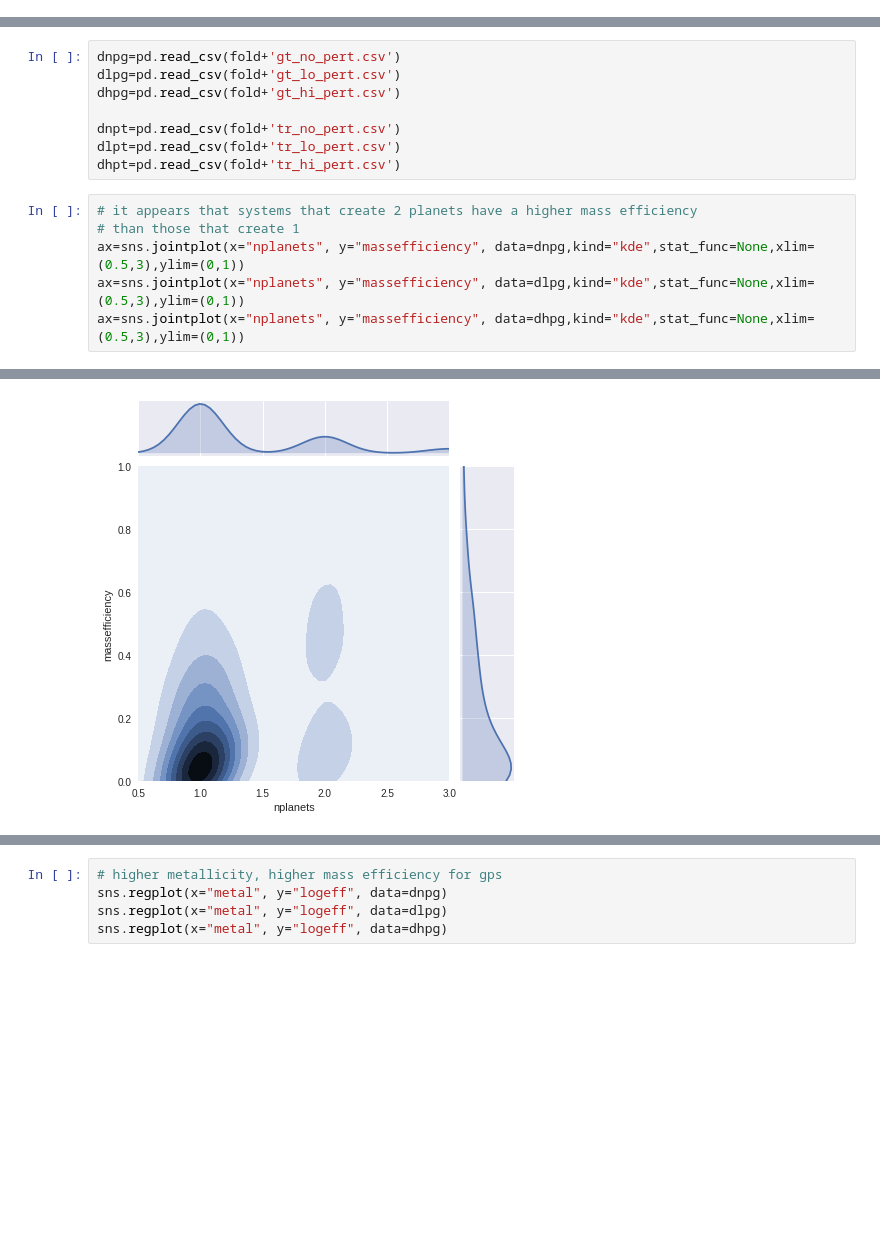
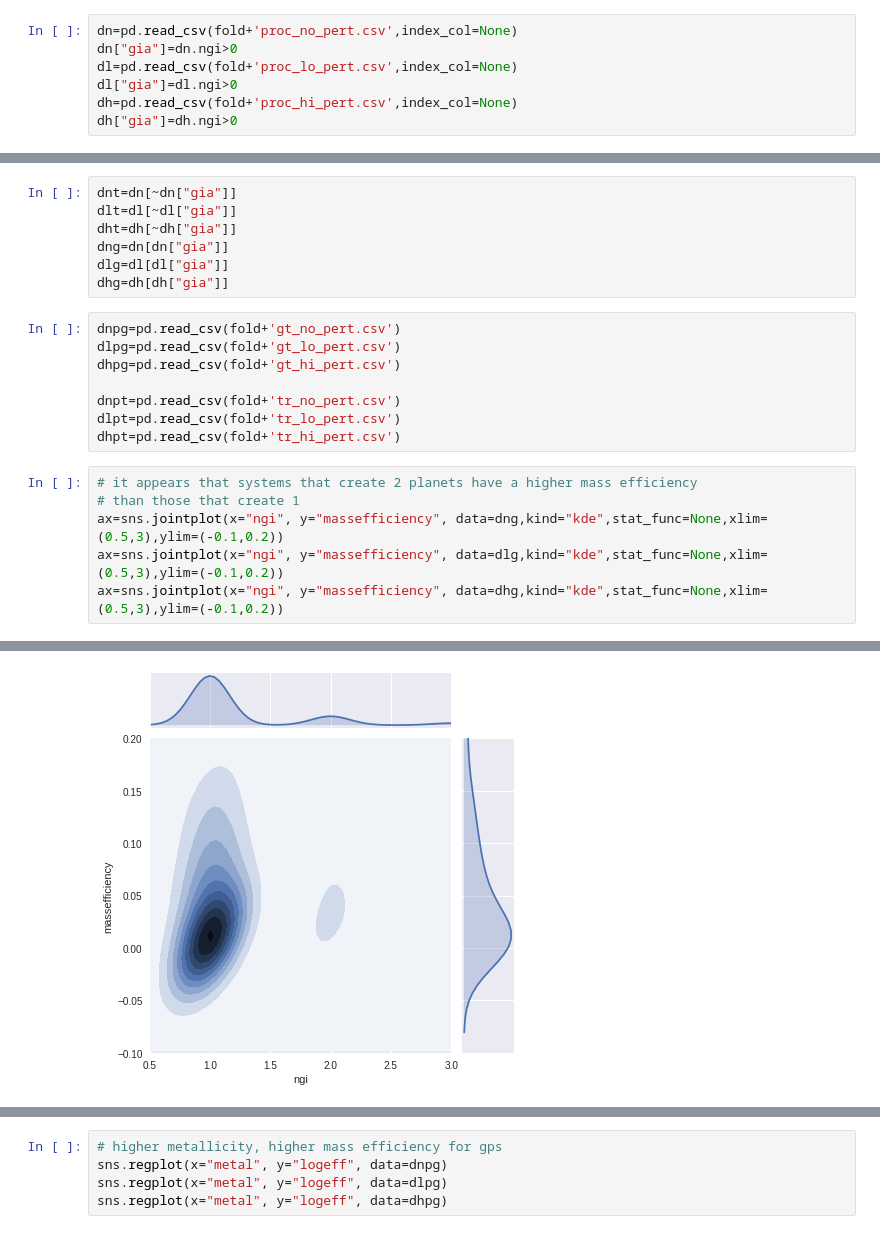
Before and after one commit to saint-germain/population_synthesis, a Jupyter notebook: tools/separate_stats.ipynb, the cells around one changed output, grey strips where cells are left out. Saved outputs shown, nothing was run; the diff lists cells and outputs as text; blank space fills up the shorter version.

```diff
--- a/tools/separate_stats.ipynb
+++ b/tools/separate_stats.ipynb
@@ -11,3 +11,10 @@ import seaborn as sns
 %matplotlib inline
 # %%
 fold='../prep/'
+# %%
+dn=pd.read_csv(fold+'proc_no_pert.csv',index_col=None)
+dn["gia"]=dn.ngi>0
+dl=pd.read_csv(fold+'proc_lo_pert.csv',index_col=None)
+dl["gia"]=dl.ngi>0
+dh=pd.read_csv(fold+'proc_hi_pert.csv',index_col=None)
+dh["gia"]=dh.ngi>0
@@ -14,3 +30,10 @@ fold='../prep/'
+# %%
+dnt=dn[~dn["gia"]]
+dlt=dl[~dl["gia"]]
+dht=dh[~dh["gia"]]
+dng=dn[dn["gia"]]
+dlg=dl[dl["gia"]]
+dhg=dh[dh["gia"]]
 # %%
 dnpg=pd.read_csv(fold+'gt_no_pert.csv')
 dlpg=pd.read_csv(fold+'gt_lo_pert.csv')
@@ -22,7 +45,7 @@ dhpt=pd.read_csv(fold+'tr_hi_pert.csv')
 # %%
 # it appears that systems that create 2 planets have a higher mass efficiency
 # than those that create 1
-ax=sns.jointplot(x="nplanets", y="massefficiency", data=dnpg,kind="kde",stat_func=None,xlim=(0.5,3),ylim=(0,1))
-ax=sns.jointplot(x="nplanets", y="massefficiency", data=dlpg,kind="kde",stat_func=None,xlim=(0.5,3),ylim=(0,1))
-ax=sns.jointplot(x="nplanets", y="massefficiency", data=dhpg,kind="kde",stat_func=None,xlim=(0.5,3),ylim=(0,1))
+ax=sns.jointplot(x="ngi", y="massefficiency", data=dng,kind="kde",stat_func=None,xlim=(0.5,3),ylim=(-0.1,0.2))
+ax=sns.jointplot(x="ngi", y="massefficiency", data=dlg,kind="kde",stat_func=None,xlim=(0.5,3),ylim=(-0.1,0.2))
+ax=sns.jointplot(x="ngi", y="massefficiency", data=dhg,kind="kde",stat_func=None,xlim=(0.5,3),ylim=(-0.1,0.2))
 # %% [output]
@@ -30 +53 @@ ax=sns.jointplot(x="nplanets", y="massefficiency", data=dhpg,kind="kde",stat_fun
-[figure, old version]
+[figure, new version]
```
Also changed, not shown: parts of 6 cells of this notebook, 1 other file.
